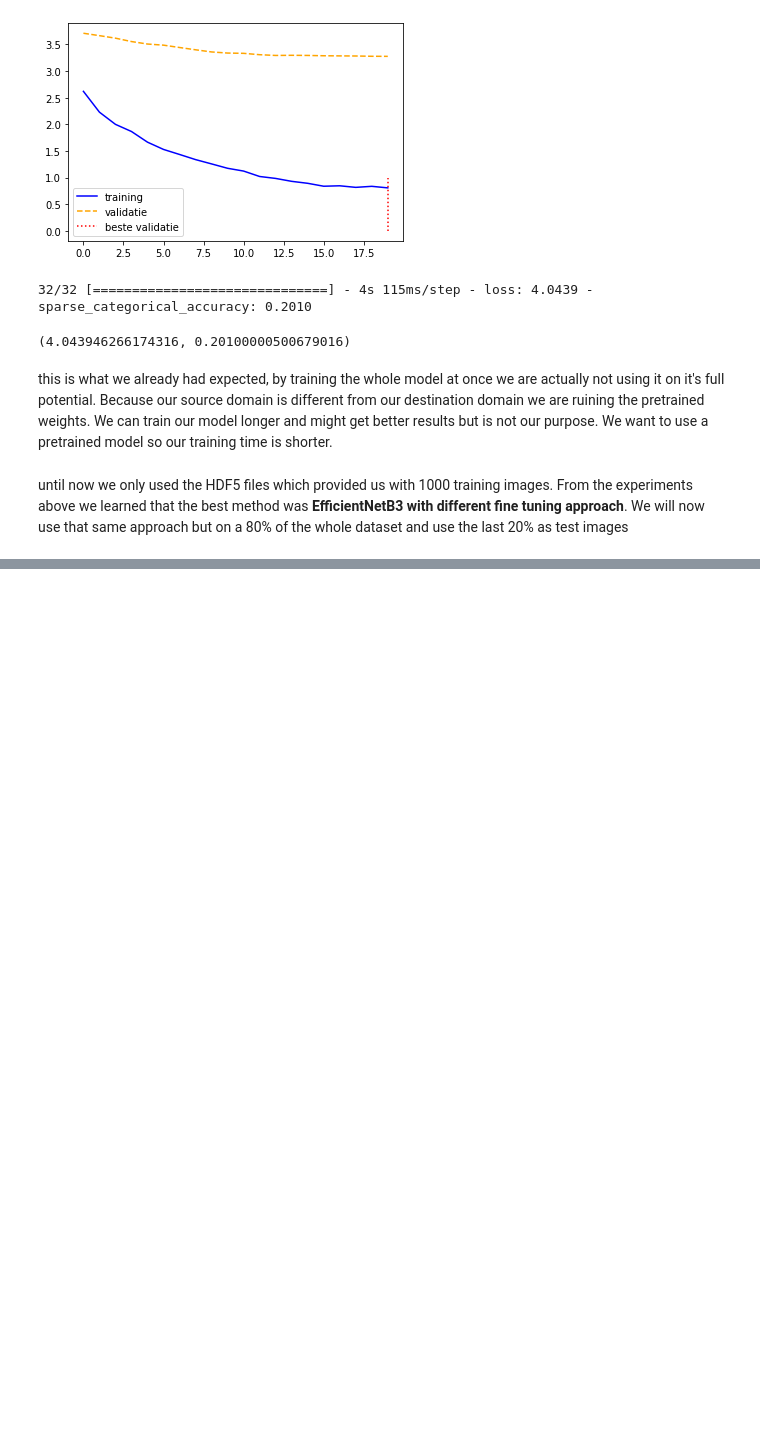
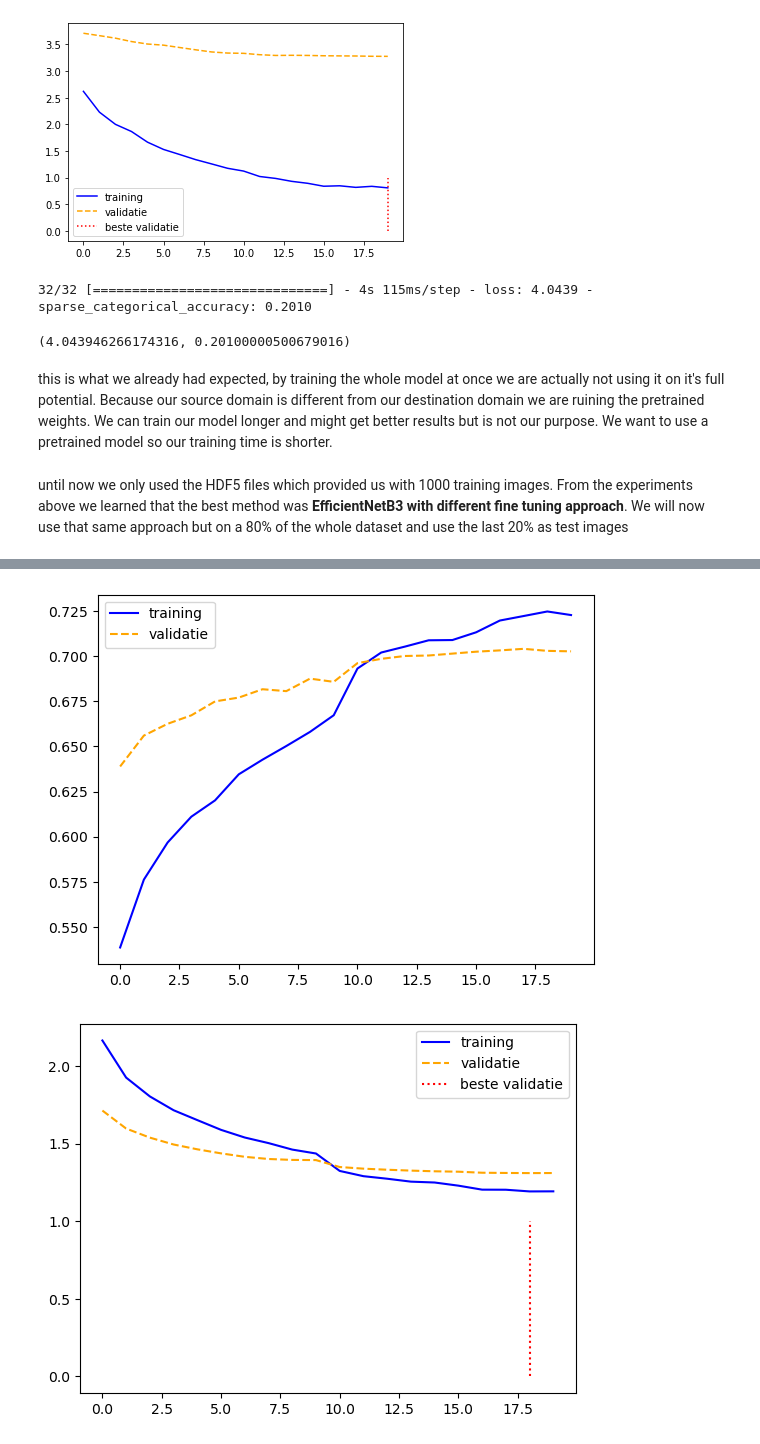
Before and after one commit to hikmatelhaj/machine-learning-project, a Jupyter notebook: sprint3/transfer-learning-different-configurations.ipynb, the cells around one changed output, grey strips where cells are left out. Saved outputs shown, nothing was run; the diff lists cells and outputs as text; code cells hidden in the pictures; blank space fills up the shorter version.

```diff
--- a/sprint3/transfer-learning-different-configurations.ipynb
+++ b/sprint3/transfer-learning-different-configurations.ipynb
@@ -636,0 +645,21 @@ until now we only used the HDF5 files which provided us with 1000 training image
+# %%
+train_ds = tf.keras.utils.image_dataset_from_directory(
+  data_dir,
+  validation_split=0.2,
+  subset="training",
+  seed=47,
+  image_size=(img_height, img_width),
+  batch_size=batch_size)
+
+val_ds = tf.keras.utils.image_dataset_from_directory(
+  data_dir,
+  validation_split=0.2,
+  subset="validation",
+  seed=47,
+  image_size=(img_height, img_width),
+  batch_size=batch_size)
+test_ds = tf.keras.utils.image_dataset_from_directory(
+  test_dir,
+  seed=47,
+  image_size=(img_height, img_width),
+  batch_size=batch_size)
@@ -636,0 +824,23 @@ until now we only used the HDF5 files which provided us with 1000 training image
+# %%
+train_loss_values = history.history['loss']
+val_loss_values = history.history['val_loss']
+best_val_idx = np.argmin(val_loss_values)
+num_epochs = range(len(train_loss_values))
+
+plt.plot(num_epochs, train_loss_values, label='training', color='blue', ls='-')
+plt.plot(num_epochs, val_loss_values, label='validatie', color='orange', ls='--')
+plt.vlines(x=best_val_idx, ymin=0, ymax=1, label='beste validatie', color='red', ls=':')
+plt.legend()
+plt.figure(0)
+train_loss_values = history.history['sparse_categorical_accuracy']
+val_loss_values = history.history['val_sparse_categorical_accuracy']
+num_epochs = range(len(train_loss_values))
+
+plt.plot(num_epochs, train_loss_values, label='training', color='blue', ls='-')
+plt.plot(num_epochs, val_loss_values, label='validatie', color='orange', ls='--')
+plt.legend()
+plt.figure(1)
+plt.show()
+# %% [output]
+[figure, added]
+[figure, added]
```
Also changed, not shown: parts of 23 cells of this notebook, 2 other files.
